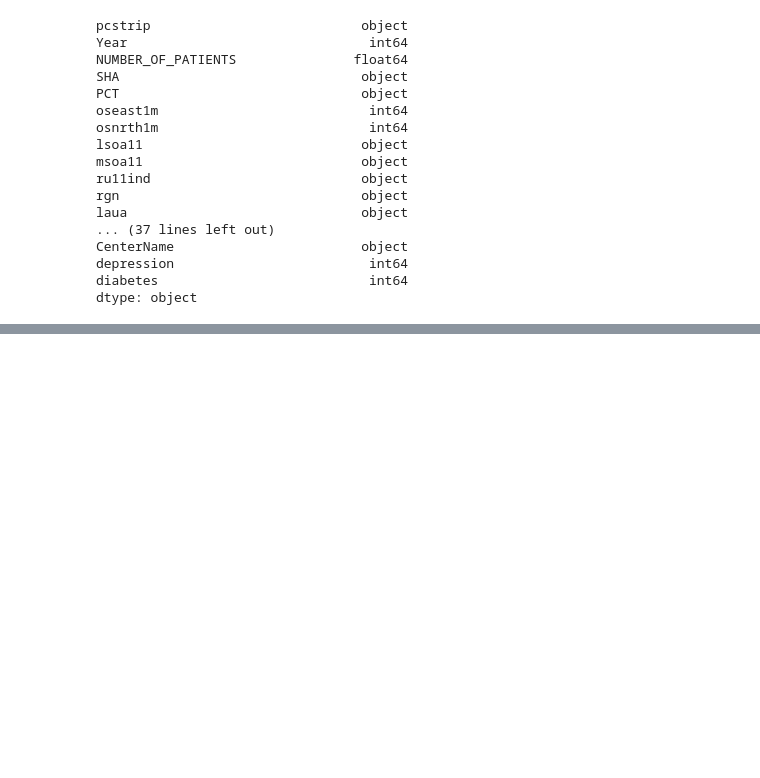
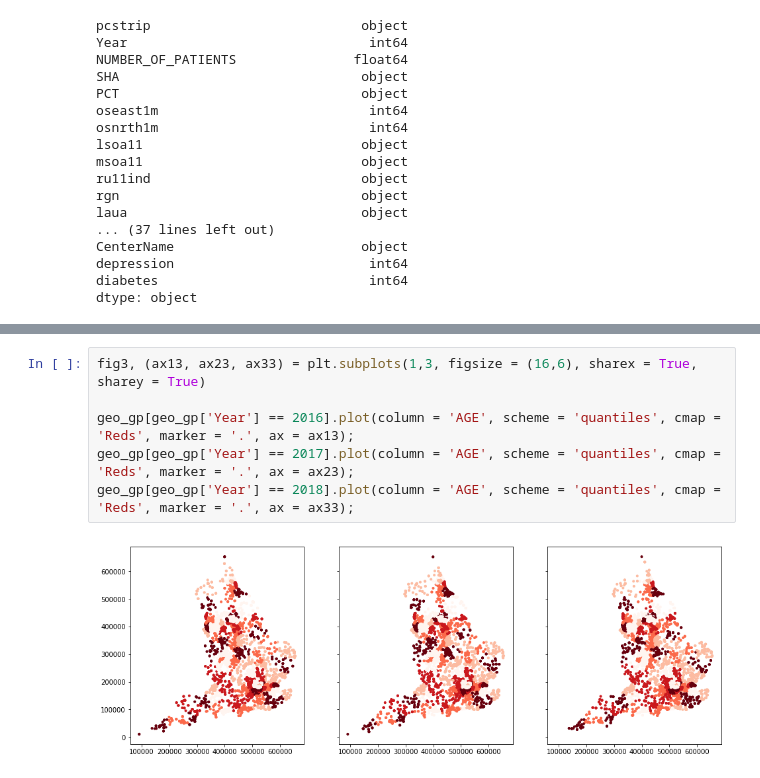
Before and after one commit to Lana-B/JGI, a Jupyter notebook: LanaGeo.ipynb, the cells around one changed output, grey strips where cells are left out. Drawn from its saved outputs; the diff is of its cells as text; blank space fills up the shorter version.

```diff
--- a/LanaGeo.ipynb
+++ b/LanaGeo.ipynb
@@ -119,0 +263,8 @@ geo_data[geo_data['Year'] == 2018].plot(column = 'loneills', scheme = 'quantiles
+# %%
+fig3, (ax13, ax23, ax33) = plt.subplots(1,3, figsize = (16,6), sharex = True, sharey = True)
+
+geo_gp[geo_gp['Year'] == 2016].plot(column = 'AGE', scheme = 'quantiles', cmap = 'Reds', marker = '.', ax = ax13);
+geo_gp[geo_gp['Year'] == 2017].plot(column = 'AGE', scheme = 'quantiles', cmap = 'Reds', marker = '.', ax = ax23);
+geo_gp[geo_gp['Year'] == 2018].plot(column = 'AGE', scheme = 'quantiles', cmap = 'Reds', marker = '.', ax = ax33);
+# %% [output]
+[figure, added]
```
Also changed, not shown: parts of 13 cells of this notebook.
